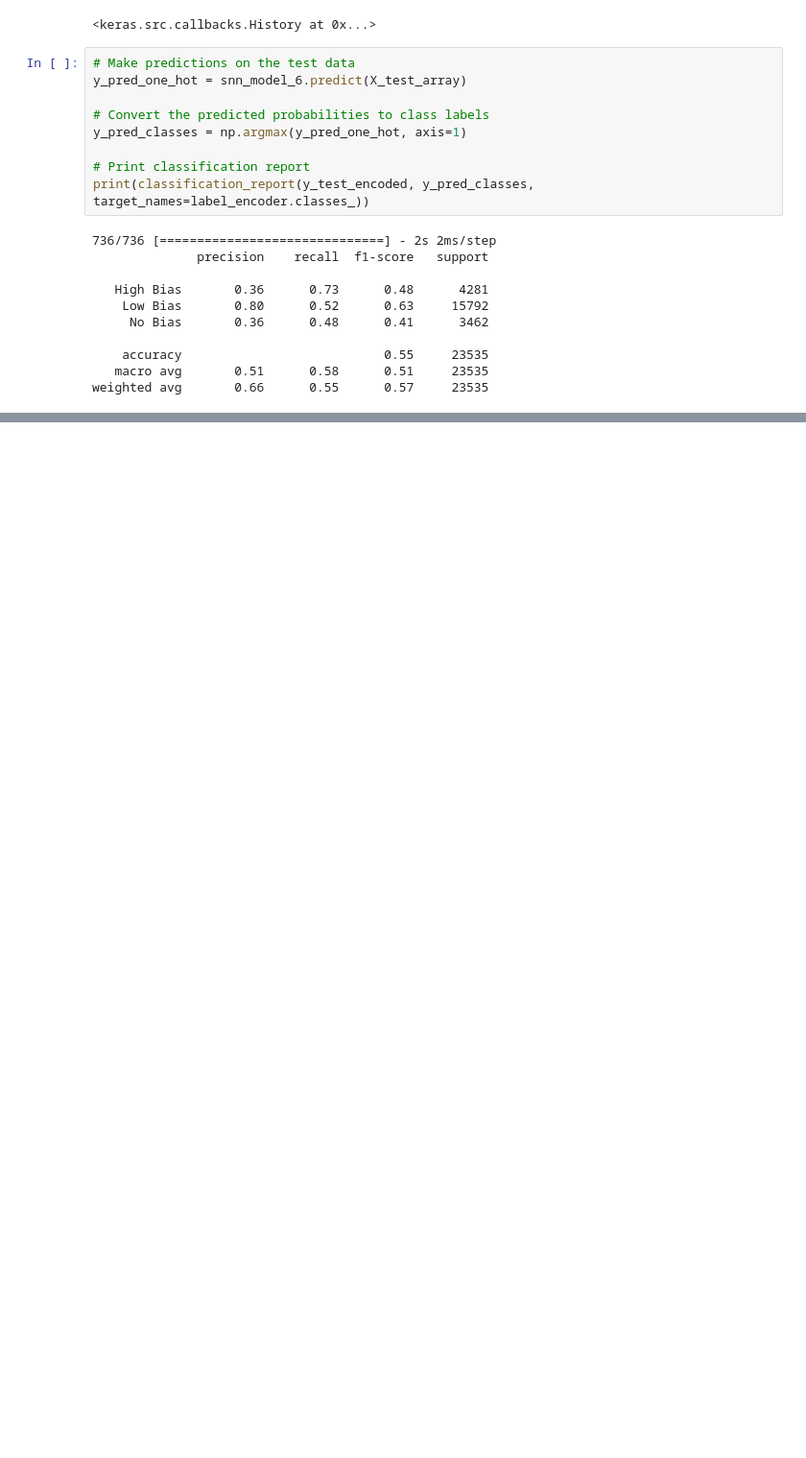
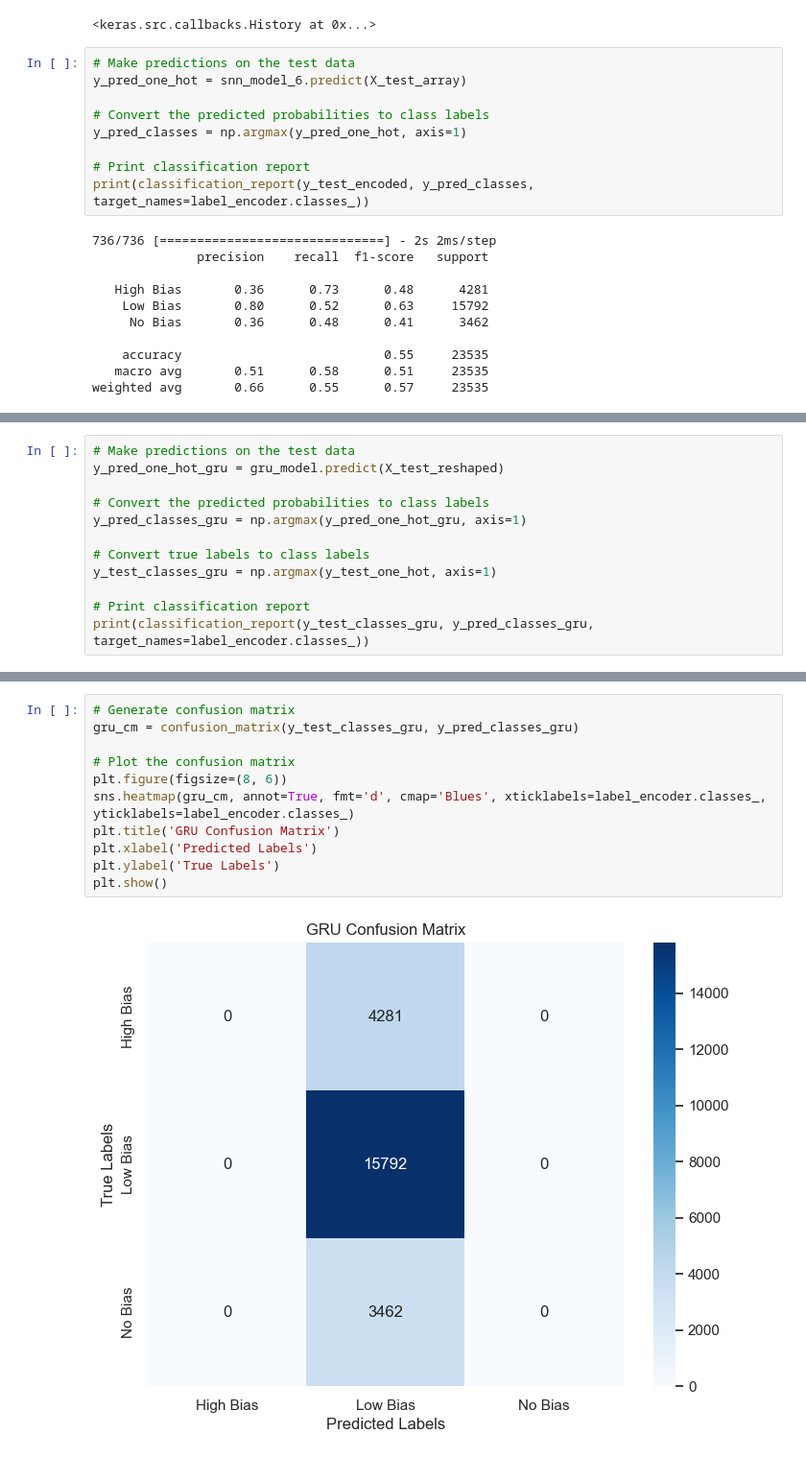
Before and after one commit to madelinebirch/Bias_Classification_for_Headline_Objectivity, a Jupyter notebook: final.ipynb, the cells around one changed output, grey strips where cells are left out. Shown: that part at 96% size. Drawn from its saved outputs; the diff is of its cells as text; blank space fills up the shorter version.

Commit message:
ran a GRU model, it only predicted low bias. trying LSTM now

```diff
--- a/final.ipynb
+++ b/final.ipynb
@@ -1133,0 +1179,12 @@ weighted avg       0.66      0.55      0.57     23535
+# %%
+# Make predictions on the test data
+y_pred_one_hot_gru = gru_model.predict(X_test_reshaped)
+
+# Convert the predicted probabilities to class labels
+y_pred_classes_gru = np.argmax(y_pred_one_hot_gru, axis=1)
+
+# Convert true labels to class labels
+y_test_classes_gru = np.argmax(y_test_one_hot, axis=1)
+
+# Print classification report
+print(classification_report(y_test_classes_gru, y_pred_classes_gru, target_names=label_encoder.classes_))
@@ -1133,0 +1202,13 @@ weighted avg       0.66      0.55      0.57     23535
+# %%
+# Generate confusion matrix
+gru_cm = confusion_matrix(y_test_classes_gru, y_pred_classes_gru)
+
+# Plot the confusion matrix
+plt.figure(figsize=(8, 6))
+sns.heatmap(gru_cm, annot=True, fmt='d', cmap='Blues', xticklabels=label_encoder.classes_, yticklabels=label_encoder.classes_)
+plt.title('GRU Confusion Matrix')
+plt.xlabel('Predicted Labels')
+plt.ylabel('True Labels')
+plt.show()
+# %% [output]
+[figure, added]
```
Also changed, not shown: parts of 12 cells of this notebook.
